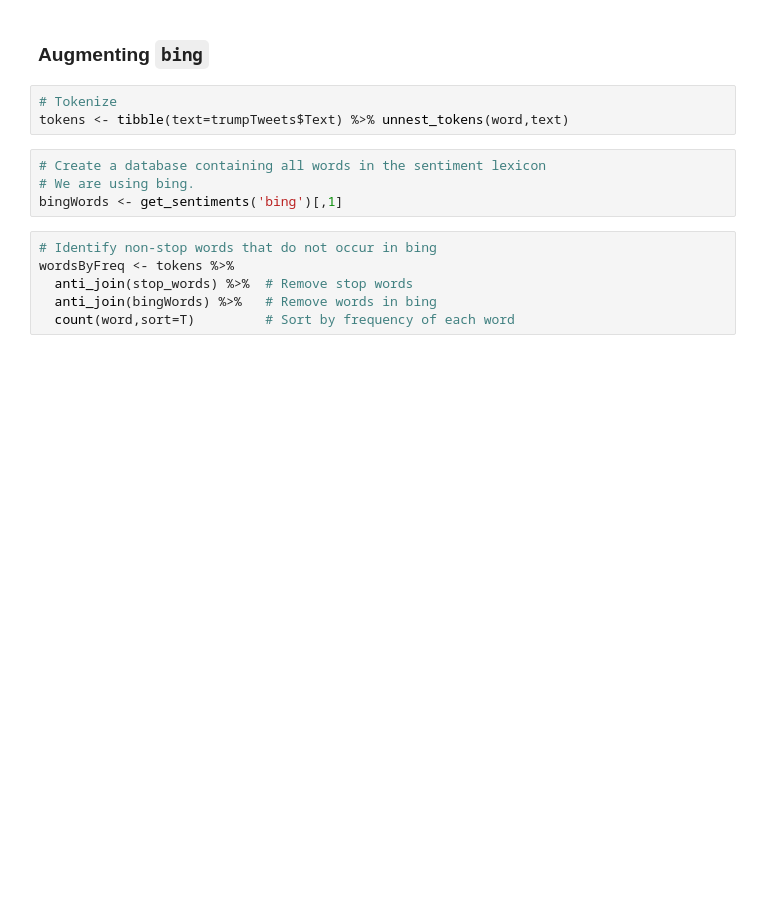
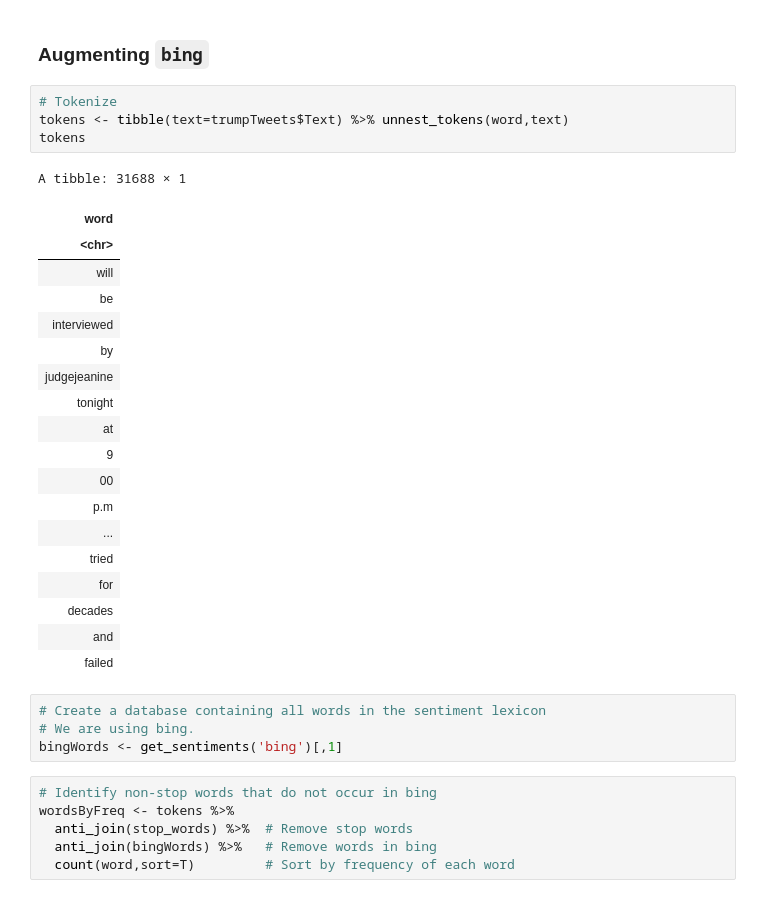
Before and after one commit to Wizardess/tweets-SA, a Jupyter notebook: Presentation/Presentation.ipynb, the cells around one changed output. Drawn from its saved outputs; the diff is of its cells as text; blank space fills up the shorter version.

```diff
--- a/Presentation/Presentation.ipynb
+++ b/Presentation/Presentation.ipynb
@@ -126,6 +126,27 @@ A data.frame: 1309 × 3
 # %%
 # Tokenize
 tokens <- tibble(text=trumpTweets$Text) %>% unnest_tokens(word,text)
+tokens
+# %% [output]
+A tibble: 31688 × 1
+| word |
+| <chr> |
+| will |
+| be |
+| interviewed |
+| by |
+| judgejeanine |
+| tonight |
+| at |
+| 9 |
+| 00 |
+| p.m |
+| ... |
+| tried |
+| for |
+| decades |
+| and |
+| failed |
 # %%
 # Create a database containing all words in the sentiment lexicon
 # We are using bing.
```
Also changed, not shown: parts of 13 cells of this notebook, 2 other files.
